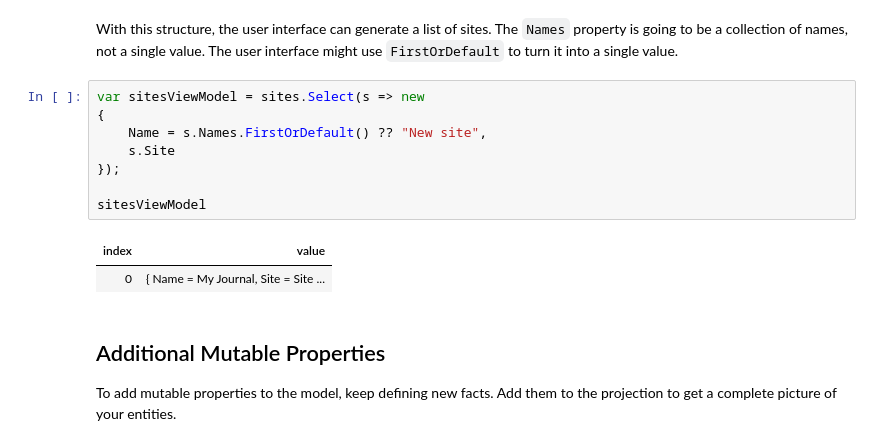
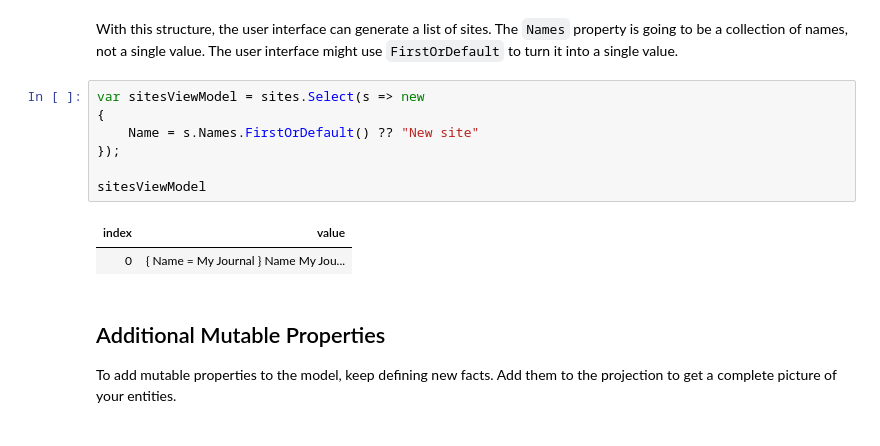
Before and after one commit to jinaga/BlogMaui, a Jupyter notebook: Notebooks/Modeling.ipynb, the cells around one changed output. Drawn from its saved outputs; the diff is of its cells as text.

```diff
--- a/Notebooks/Modeling.ipynb
+++ b/Notebooks/Modeling.ipynb
@@ -322,14 +322,13 @@ The user interface might use `FirstOrDefault` to turn it into a single value.
 # %%
 var sitesViewModel = sites.Select(s => new
 {
-    Name = s.Names.FirstOrDefault() ?? "New site",
-    s.Site
+    Name = s.Names.FirstOrDefault() ?? "New site"
 });
 
 sitesViewModel
 # %% [output]
 | index | value |
-| 0 | { Name = My Journal, Site = Site ... |
+| 0 | { Name = My Journal } Name My Jou... |
 # %% [markdown]
 ## Additional Mutable Properties
 
```
Also changed, not shown: parts of 7 cells of this notebook.
